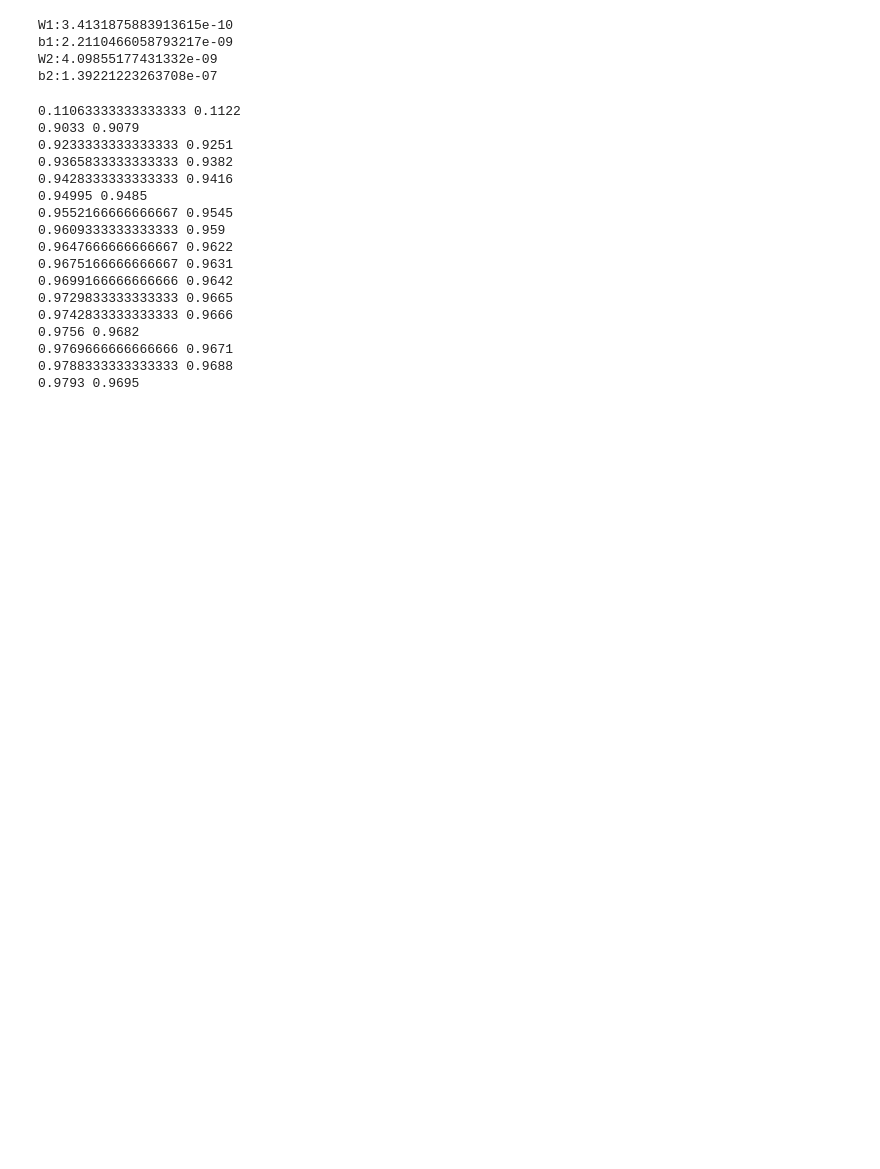
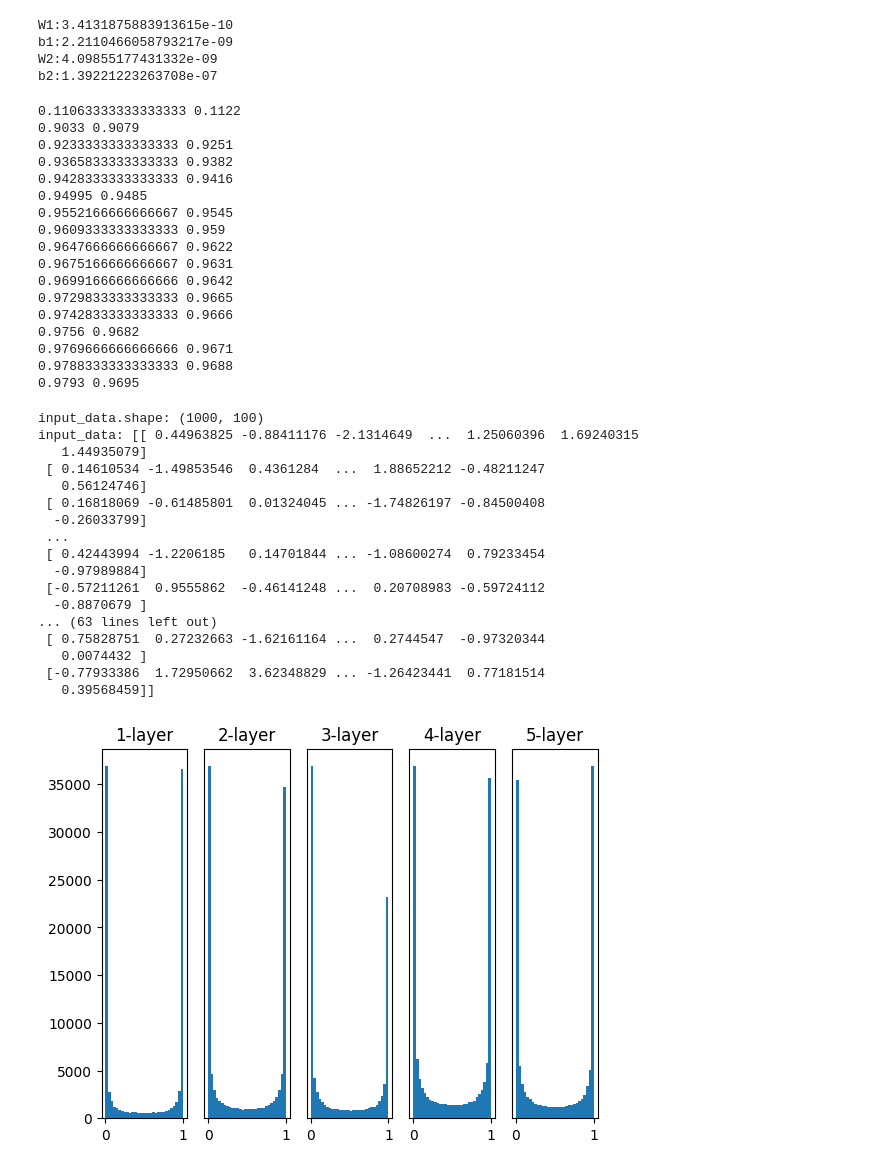
Before and after one commit to nampole/srcfromNampo, a Jupyter notebook: pythonCode/deepLearningfromScratchMaster/DeepLearningfromScratch.ipynb, the cells around one changed output. Cells and saved outputs as stored; diff of their text form; code cells hidden in the pictures; blank space fills up the shorter version.

```diff
--- a/pythonCode/deepLearningfromScratchMaster/DeepLearningfromScratch.ipynb
+++ b/pythonCode/deepLearningfromScratchMaster/DeepLearningfromScratch.ipynb
@@ -1828,3 +1829,76 @@ for i in range(iters_num):
         train_acc_list.append(train_acc)
         test_acc_list.append(test_acc)
         print(train_acc, test_acc)
+# %%
+# coding: utf-8
+import numpy as np
+import matplotlib.pyplot as plt
+
+def sigmoid(x):
+    return 1 / (1 + np.exp(-x))
+
+def ReLU(x):
+    return np.maximum(0, x)
+
+def tanh(x):
+    return np.tanh(x)
+
+input_data = np.random.randn(1000, 100)  # 1000個のデータ
+node_num = 100  # 各隠れ層のノード（ニューロン）の数 각 은닉층의 노드(뉴런) 수
+hidden_layer_size = 5  # 隠れ層が5層 # 은닉층의 갯수 5층
+activations = {}  # ここにアクティベーションの結果を格納する # 여기에 활성화 함수의 결과를 저장한다.
+
+print("input_data.shape: " + str(input_data.shape))
+print("input_data: " + str(input_data))
+
+x = input_data
+
+for i in range(hidden_layer_size):
+    if i != 0:
+        x = activations[i-1]
+
+    # 初期値の値をいろいろ変えて実験しよう！
+    w = np.random.randn(node_num, node_num) * 1
+
+    # w = np.random.randn(node_num, node_num) * 0.01
+    # w = np.random.randn(node_num, node_num) * np.sqrt(1.0 / node_num)
+    # w = np.random.randn(node_num, node_num) * np.sqrt(2.0 / node_num)
+
+    print ("w : ", w)
+    a = np.dot(x, w)
+
+    # 活性化関数の種類も変えて実験しよう！
+    z = sigmoid(a)
+    # z = ReLU(a)
+    # z = tanh(a)
+
+    activations[i] = z
+
+# ヒストグラムを描画 히스토그램 그리기
+for i, a in activations.items():
+    plt.subplot(1, len(activations), i+1)
+    plt.title(str(i+1) + "-layer")
+    if i != 0: plt.yticks([], [])
+    # plt.xlim(0.1, 1)
+    # plt.ylim(0, 7000)
+    plt.hist(a.flatten(), 30, range=(0,1))
+plt.show()
+# %% [output]
+input_data.shape: (1000, 100)
+input_data: [[ 0.44963825 -0.88411176 -2.1314649  ...  1.25060396  1.69240315
+   1.44935079]
+ [ 0.14610534 -1.49853546  0.4361284  ...  1.88652212 -0.48211247
+   0.56124746]
+ [ 0.16818069 -0.61485801  0.01324045 ... -1.74826197 -0.84500408
+  -0.26033799]
+ ...
+ [ 0.42443994 -1.2206185   0.14701844 ... -1.08600274  0.79233454
+  -0.97989884]
+ [-0.57211261  0.9555862  -0.46141248 ...  0.20708983 -0.59724112
+  -0.8870679 ]
+... (63 lines left out)
+ [ 0.75828751  0.27232663 -1.62161164 ...  0.2744547  -0.97320344
+   0.0074432 ]
+ [-0.77933386  1.72950662  3.62348829 ... -1.26423441  0.77181514
+   0.39568459]]
+[figure, added]
```
Also changed, not shown: parts of 2 cells of this notebook, 1 other file.
